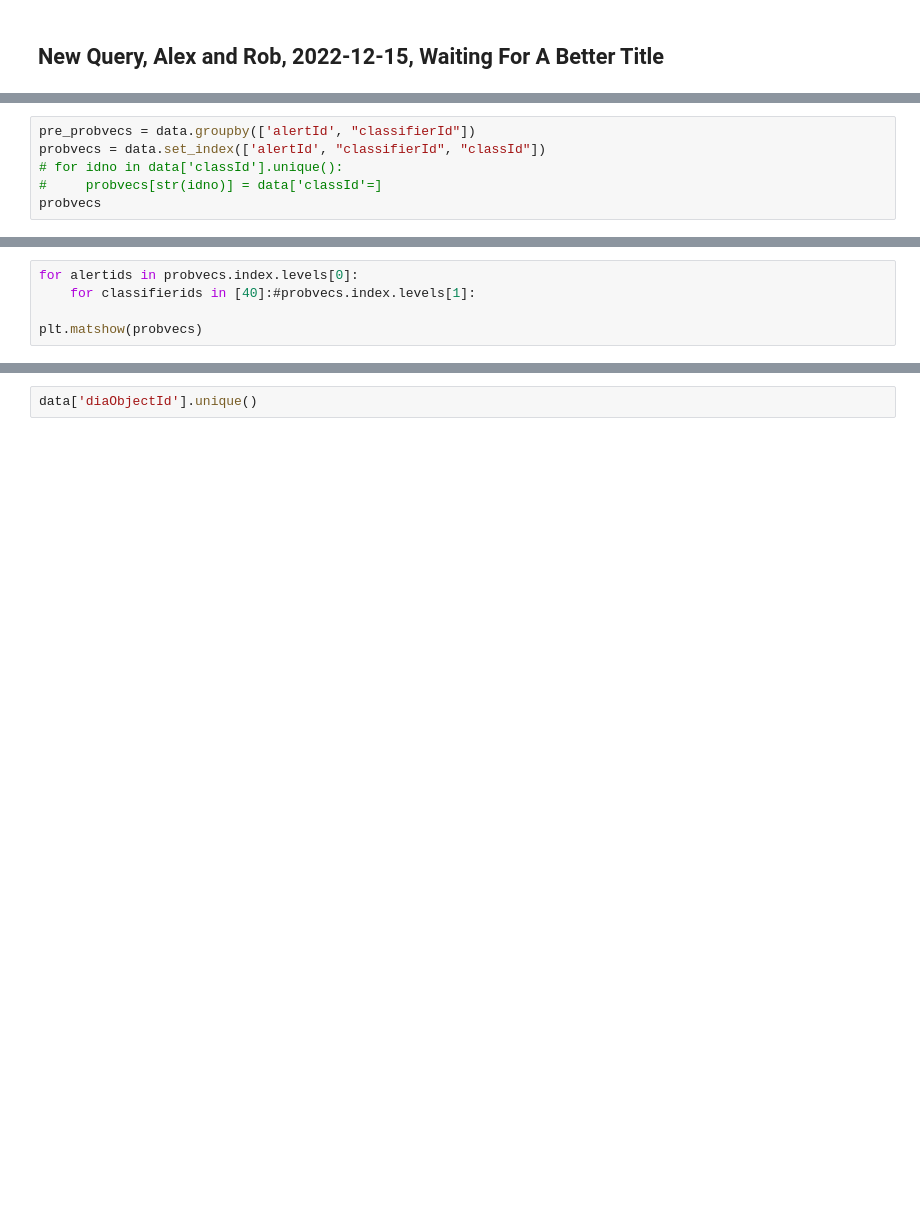
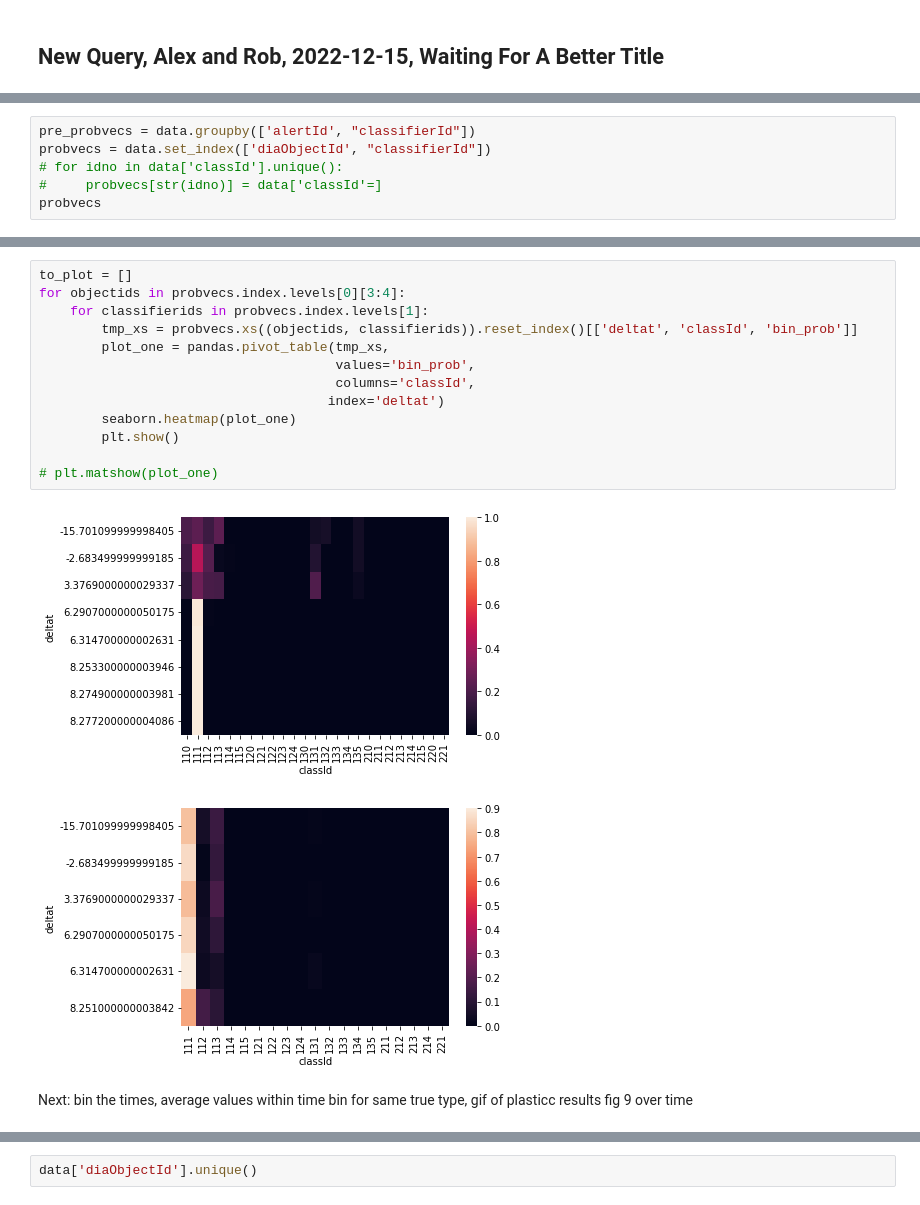
Before and after one commit to josephy02/elasticc_metrics, a Jupyter notebook: query_for_probabilistic_metrics.ipynb, the cells around one changed output, grey strips where cells are left out. Saved outputs shown, nothing was run; the diff lists cells and outputs as text; blank space fills up the shorter version.

```diff
--- a/query_for_probabilistic_metrics.ipynb
+++ b/query_for_probabilistic_metrics.ipynb
@@ -396,6 +381,0 @@ Query done at 2022-12-15T14:25:03.342632
-# %%
-pre_probvecs = data.groupby(['alertId', "classifierId"])
-probvecs = data.set_index(['alertId', "classifierId", "classId"])
-# for idno in data['classId'].unique():
-#     probvecs[str(idno)] = data['classId'=]
-probvecs
@@ -426,5 +382,6 @@ Int64Index([2000534000, 2000534003, 2000534004, 2000534005, 2000534006,
-# %%
-for alertids in probvecs.index.levels[0]:
-    for classifierids in [40]:#probvecs.index.levels[1]:
-
-plt.matshow(probvecs)
+# %%
+pre_probvecs = data.groupby(['alertId', "classifierId"])
+probvecs = data.set_index(['diaObjectId', "classifierId"])
+# for idno in data['classId'].unique():
+#     probvecs[str(idno)] = data['classId'=]
+probvecs
@@ -430,0 +441,18 @@ plt.matshow(probvecs)
+# %%
+to_plot = []
+for objectids in probvecs.index.levels[0][3:4]:
+    for classifierids in probvecs.index.levels[1]:
+        tmp_xs = probvecs.xs((objectids, classifierids)).reset_index()[['deltat', 'classId', 'bin_prob']]
+        plot_one = pandas.pivot_table(tmp_xs,
+                                      values='bin_prob',
+                                      columns='classId',
+                                     index='deltat')
+        seaborn.heatmap(plot_one)
+        plt.show()
+
+# plt.matshow(plot_one)
+# %% [output]
+[figure, added]
+[figure, added]
+# %% [markdown]
+Next: bin the times, average values within time bin for same true type, gif of plasticc results fig 9 over time
```
Also changed, not shown: parts of 34 cells of this notebook.
